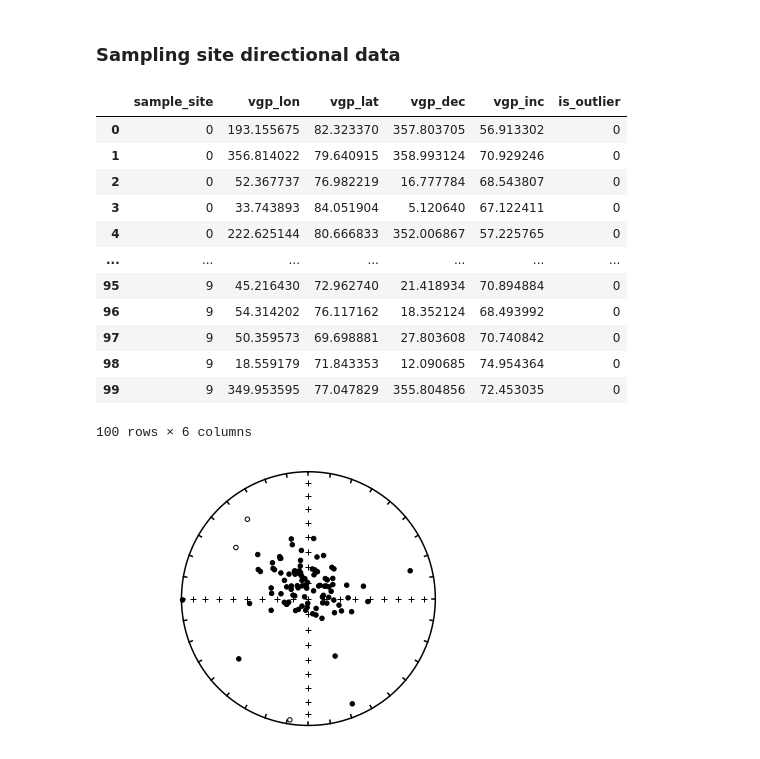
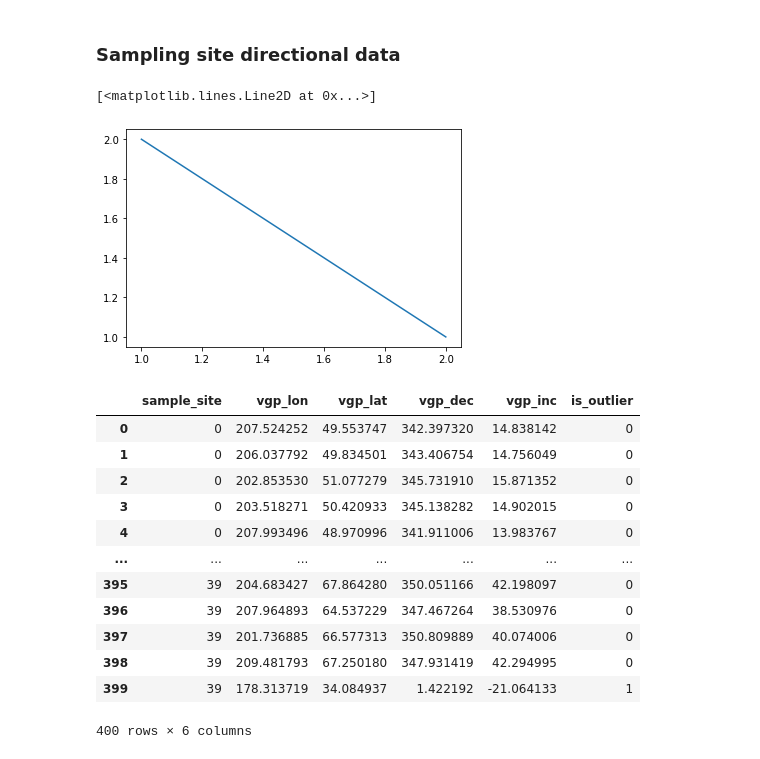
Before and after one commit to PolarWandering/PaleoSampling, a Jupyter notebook: Sampling_example.ipynb, the cells around one changed output. Cells and saved outputs as stored; diff of their text form; code cells hidden in the pictures.

```diff
--- a/Sampling_example.ipynb
+++ b/Sampling_example.ipynb
@@ -1,5 +1,11 @@
 # %% [markdown]
 ### Sampling site directional data
+# %%
+import matplotlib.pyplot as plt
+plt.plot([1,2], [2,1])
+# %% [output]
+[<matplotlib.lines.Line2D at 0x...>]
+[figure, added]
 # %%
 import pmagpy.pmag as pmag
 import pmagpy.ipmag as ipmag
@@ -11,28 +14,26 @@ import smpsite.smpsite as smp
 # %%
-params0 = smp.Params(kappa_within_site=smp.angular2kappa(10),
+%%time
+
+params0 = smp.Params(kappa_within_site=smp.angular2kappa(2),
                      site_lat=45,
                      outlier_rate=0.05,
-                     n=10,
+                     n=40,
                      k=10,
                      site_lon=0.0)
 
-df_sample = smp.generate_samples(params0)
+df_sample = smp.generate_samples(params0, secular_method="tk03")
 display(df_sample)
-
-ipmag.plot_net(1)
-ipmag.plot_di(dec=df_sample.vgp_lon.values, inc=df_sample.vgp_lat.values)
 # %% [output]
 |  | sample_site | vgp_lon | vgp_lat | vgp_dec | vgp_inc | is_outlier |
-| 0 | 0 | 193.155675 | 82.323370 | 357.803705 | 56.913302 | 0 |
-| 1 | 0 | 356.814022 | 79.640915 | 358.993124 | 70.929246 | 0 |
-| 2 | 0 | 52.367737 | 76.982219 | 16.777784 | 68.543807 | 0 |
-| 3 | 0 | 33.743893 | 84.051904 | 5.120640 | 67.122411 | 0 |
-| 4 | 0 | 222.625144 | 80.666833 | 352.006867 | 57.225765 | 0 |
+| 0 | 0 | 207.524252 | 49.553747 | 342.397320 | 14.838142 | 0 |
+| 1 | 0 | 206.037792 | 49.834501 | 343.406754 | 14.756049 | 0 |
+| 2 | 0 | 202.853530 | 51.077279 | 345.731910 | 15.871352 | 0 |
+| 3 | 0 | 203.518271 | 50.420933 | 345.138282 | 14.902015 | 0 |
+| 4 | 0 | 207.993496 | 48.970996 | 341.911006 | 13.983767 | 0 |
 | ... | ... | ... | ... | ... | ... | ... |
-| 95 | 9 | 45.216430 | 72.962740 | 21.418934 | 70.894884 | 0 |
-| 96 | 9 | 54.314202 | 76.117162 | 18.352124 | 68.493992 | 0 |
-| 97 | 9 | 50.359573 | 69.698881 | 27.803608 | 70.740842 | 0 |
-| 98 | 9 | 18.559179 | 71.843353 | 12.090685 | 74.954364 | 0 |
-| 99 | 9 | 349.953595 | 77.047829 | 355.804856 | 72.453035 | 0 |
+| 395 | 39 | 204.683427 | 67.864280 | 350.051166 | 42.198097 | 0 |
+| 396 | 39 | 207.964893 | 64.537229 | 347.467264 | 38.530976 | 0 |
+| 397 | 39 | 201.736885 | 66.577313 | 350.809889 | 40.074006 | 0 |
+| 398 | 39 | 209.481793 | 67.250180 | 347.931419 | 42.294995 | 0 |
+| 399 | 39 | 178.313719 | 34.084937 | 1.422192 | -21.064133 | 1 |
-100 rows × 6 columns
+400 rows × 6 columns
-[figure, removed]
```
Also changed, not shown: parts of 8 cells of this notebook, 3 other files.
